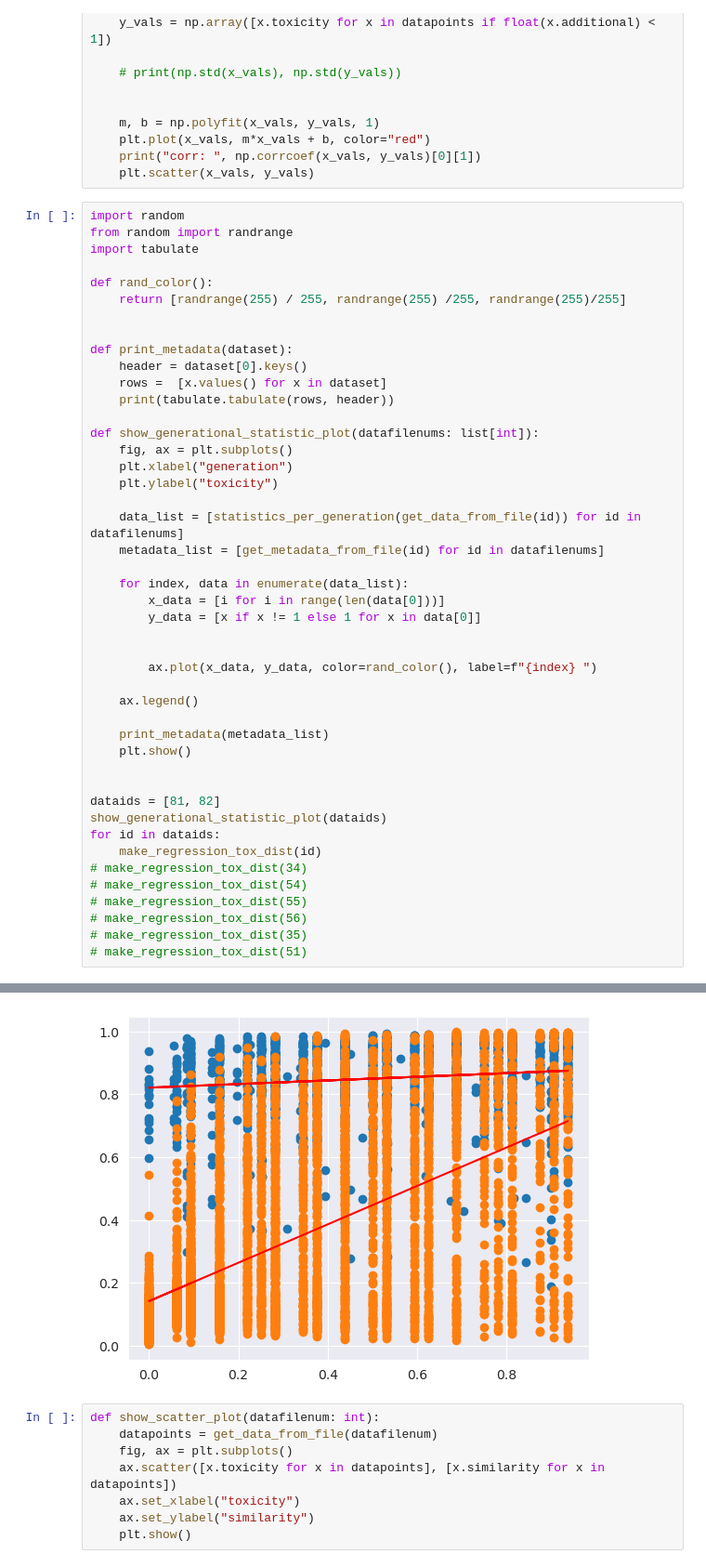
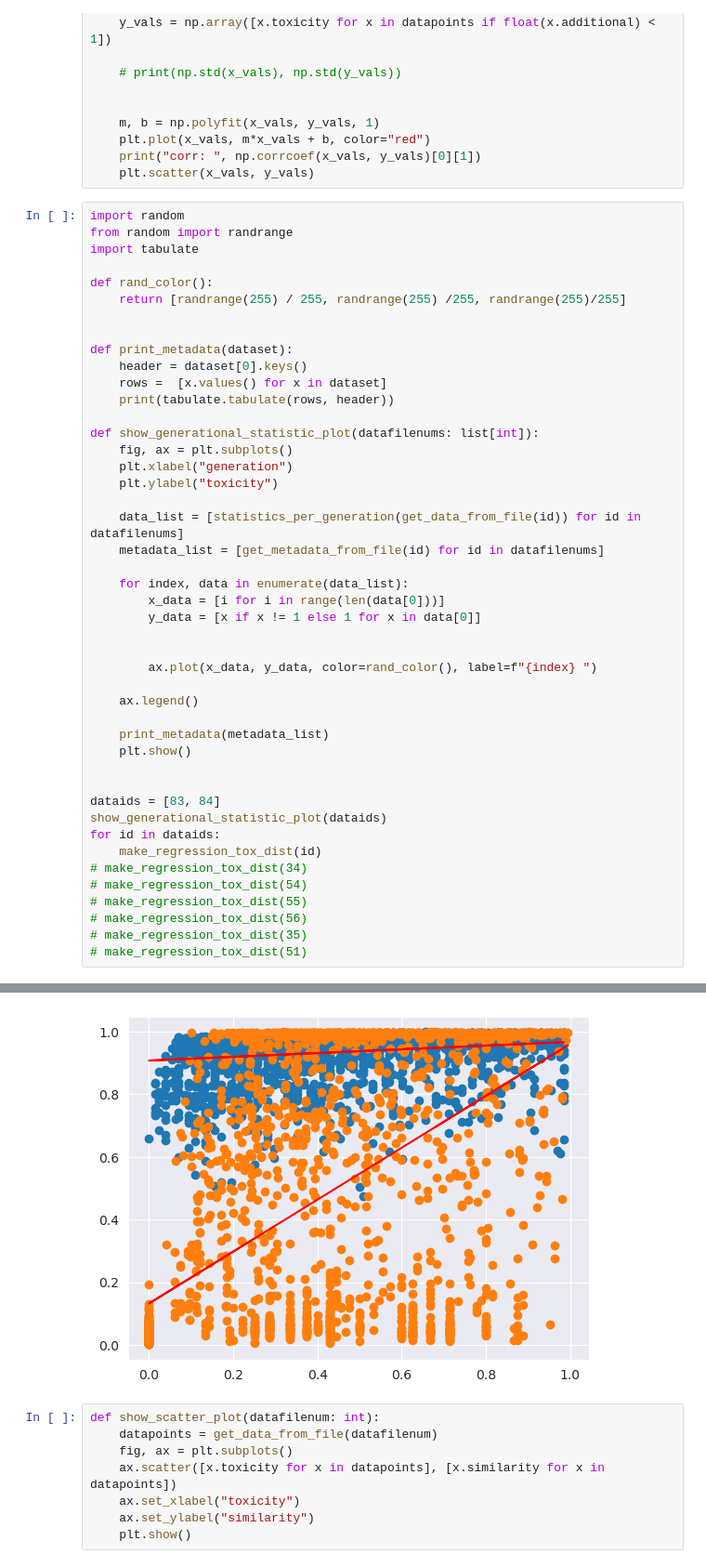
Before and after one commit to rajobasu/FYP, a Jupyter notebook: display/plotterntb.ipynb, the cells around one changed output, grey strips where cells are left out. Shown: that part at 93% size. Cells and saved outputs as stored; diff of their text form.

```diff
--- a/display/plotterntb.ipynb
+++ b/display/plotterntb.ipynb
@@ -99,7 +99,7 @@ def show_generational_statistic_plot(datafilenums: list[int]):
     plt.show()
 
 
-dataids = [81, 82]
+dataids = [83, 84]
 show_generational_statistic_plot(dataids)
 for id in dataids:
     make_regression_tox_dist(id)
@@ -124,4 +124,4 @@ corr:  0.587472595453998
-[figure, old version]
+[figure, new version]
 # %%
 def show_scatter_plot(datafilenum: int):
     datapoints = get_data_from_file(datafilenum)
```
Also changed, not shown: parts of 2 cells of this notebook, 1 other file.
